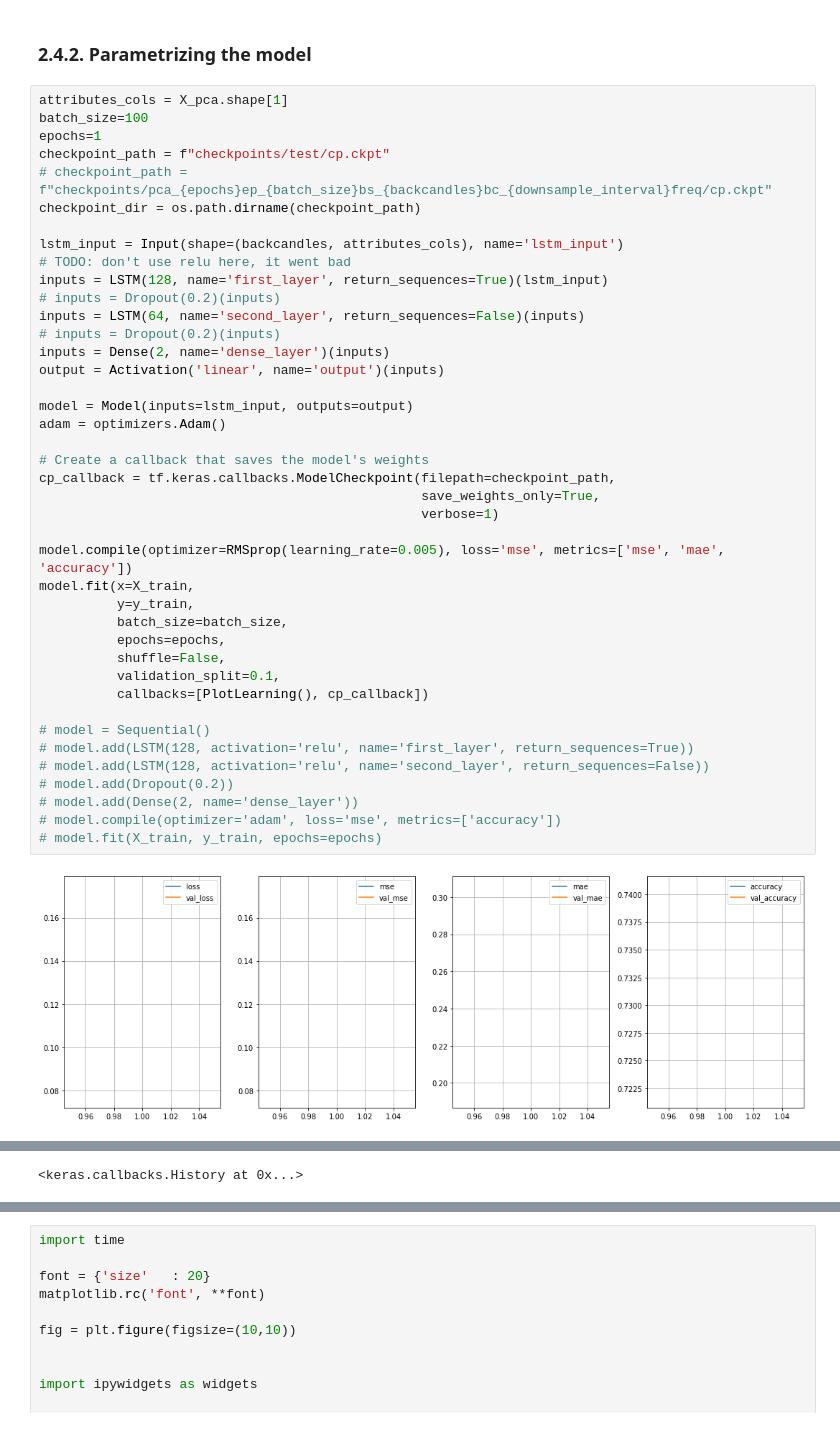
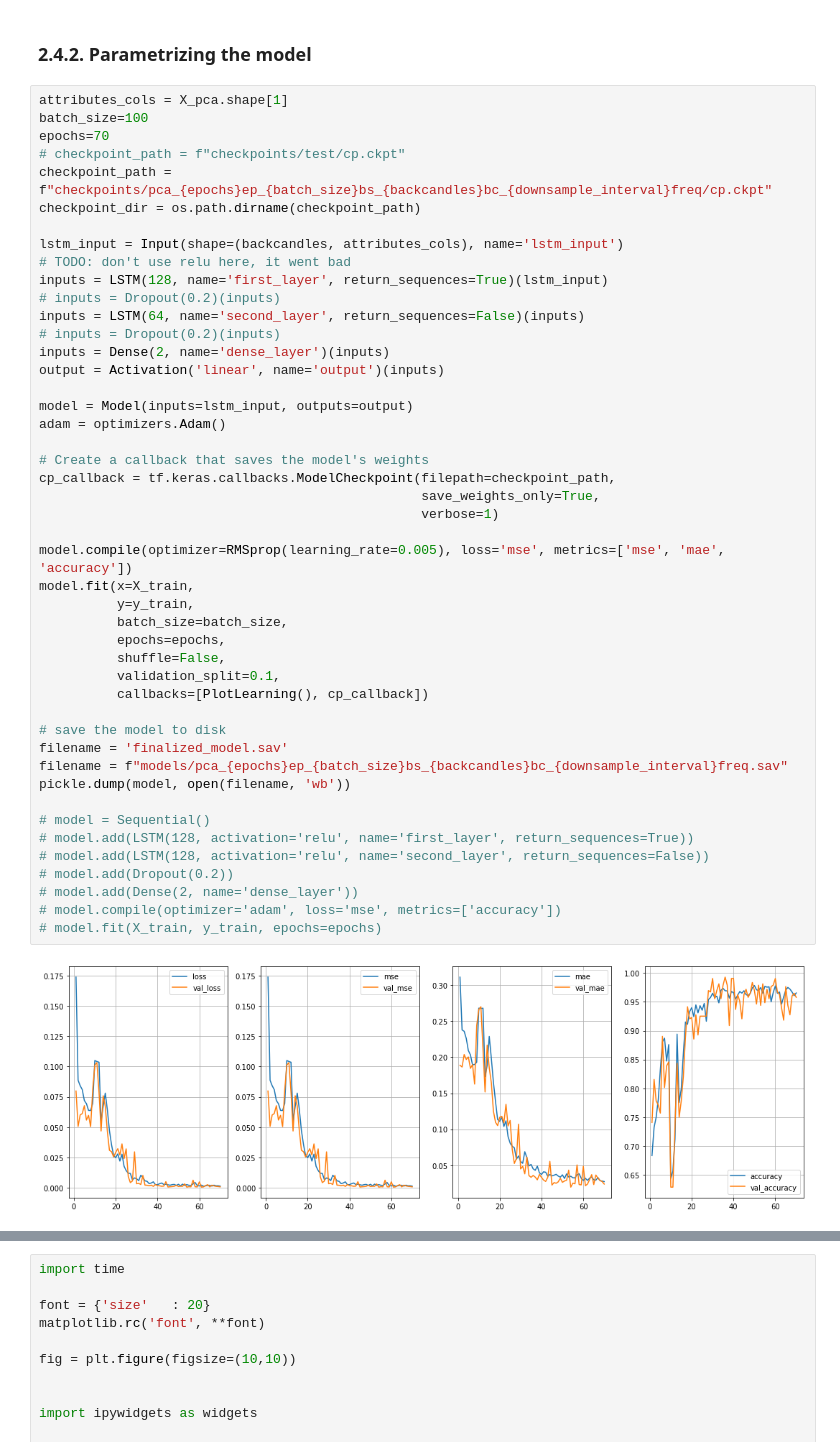
Before and after one commit to enacheandrei7/indoor-localization-dnn-knn-lstm, a Jupyter notebook: pdr_estimation_lstm/PDR_estimation_sensor_and_location_pca.ipynb, the cells around one changed output, grey strips where cells are left out. Saved outputs shown, nothing was run; the diff lists cells and outputs as text.

```diff
--- a/pdr_estimation_lstm/PDR_estimation_sensor_and_location_pca.ipynb
+++ b/pdr_estimation_lstm/PDR_estimation_sensor_and_location_pca.ipynb
@@ -291,9 +292,9 @@ class PlotLearning(keras.callbacks.Callback):
 # %%
 attributes_cols = X_pca.shape[1]
 batch_size=100
-epochs=1
-checkpoint_path = f"checkpoints/test/cp.ckpt"
-# checkpoint_path = f"checkpoints/pca_{epochs}ep_{batch_size}bs_{backcandles}bc_{downsample_interval}freq/cp.ckpt"
+epochs=70
+# checkpoint_path = f"checkpoints/test/cp.ckpt"
+checkpoint_path = f"checkpoints/pca_{epochs}ep_{batch_size}bs_{backcandles}bc_{downsample_interval}freq/cp.ckpt"
 checkpoint_dir = os.path.dirname(checkpoint_path)
 
 lstm_input = Input(shape=(backcandles, attributes_cols), name='lstm_input')
@@ -303,31 +304,36 @@ inputs = LSTM(128, name='first_layer', return_sequences=True)(lstm_input)
 inputs = LSTM(64, name='second_layer', return_sequences=False)(inputs)
 # inputs = Dropout(0.2)(inputs)
 inputs = Dense(2, name='dense_layer')(inputs)
 output = Activation('linear', name='output')(inputs)
 
 model = Model(inputs=lstm_input, outputs=output)
 adam = optimizers.Adam()
 
 # Create a callback that saves the model's weights
 cp_callback = tf.keras.callbacks.ModelCheckpoint(filepath=checkpoint_path,
                                                  save_weights_only=True,
                                                  verbose=1)
 
 model.compile(optimizer=RMSprop(learning_rate=0.005), loss='mse', metrics=['mse', 'mae', 'accuracy'])
 model.fit(x=X_train,
           y=y_train,
           batch_size=batch_size,
           epochs=epochs,
           shuffle=False,
           validation_split=0.1,
           callbacks=[PlotLearning(), cp_callback])
 
+# save the model to disk
+filename = 'finalized_model.sav'
+filename = f"models/pca_{epochs}ep_{batch_size}bs_{backcandles}bc_{downsample_interval}freq.sav"
+pickle.dump(model, open(filename, 'wb'))
+
 # model = Sequential()
 # model.add(LSTM(128, activation='relu', name='first_layer', return_sequences=True))
 # model.add(LSTM(128, activation='relu', name='second_layer', return_sequences=False))
 # model.add(Dropout(0.2))
 # model.add(Dense(2, name='dense_layer'))
 # model.compile(optimizer='adam', loss='mse', metrics=['accuracy'])
 # model.fit(X_train, y_train, epochs=epochs)
 # %% [output]
-[figure, old version]
+[figure, new version]
@@ -336,4 +357,3 @@ Epoch 1: saving model to checkpoints/test\cp.ckpt
-<keras.callbacks.History at 0x...>
 # %%
 y_pred = model.predict(X_test)
 for i in range(10):
```
Also changed, not shown: parts of 14 cells of this notebook, 7 other files.
